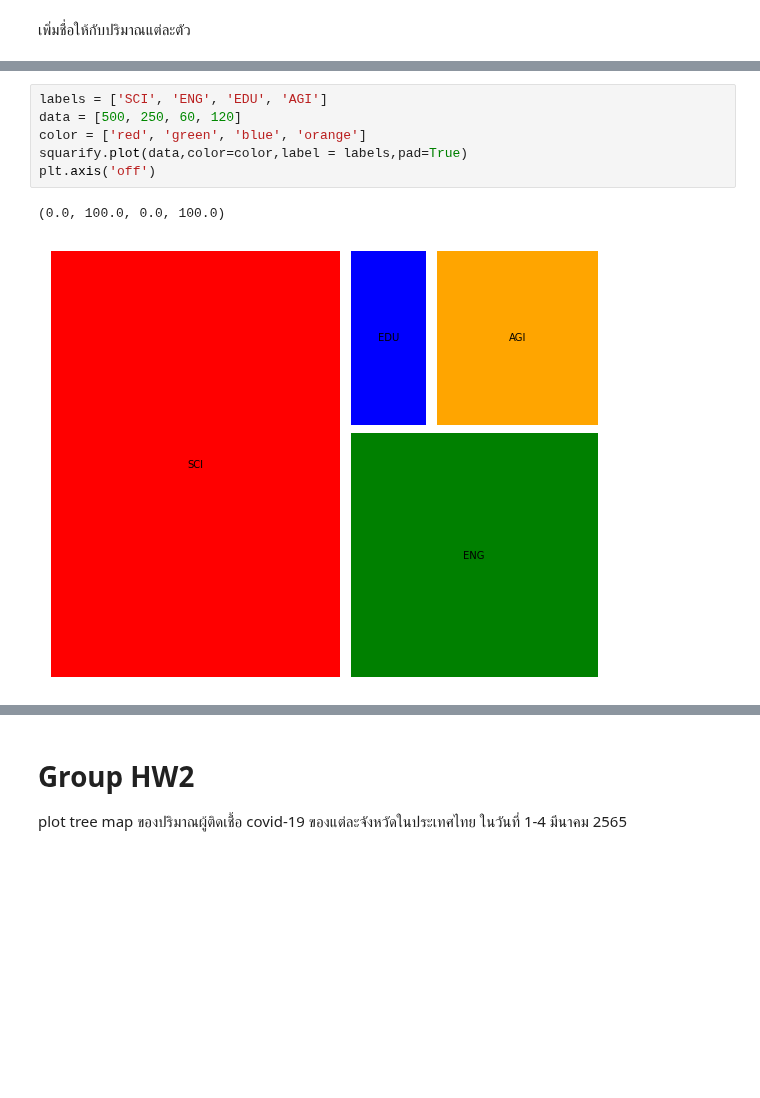
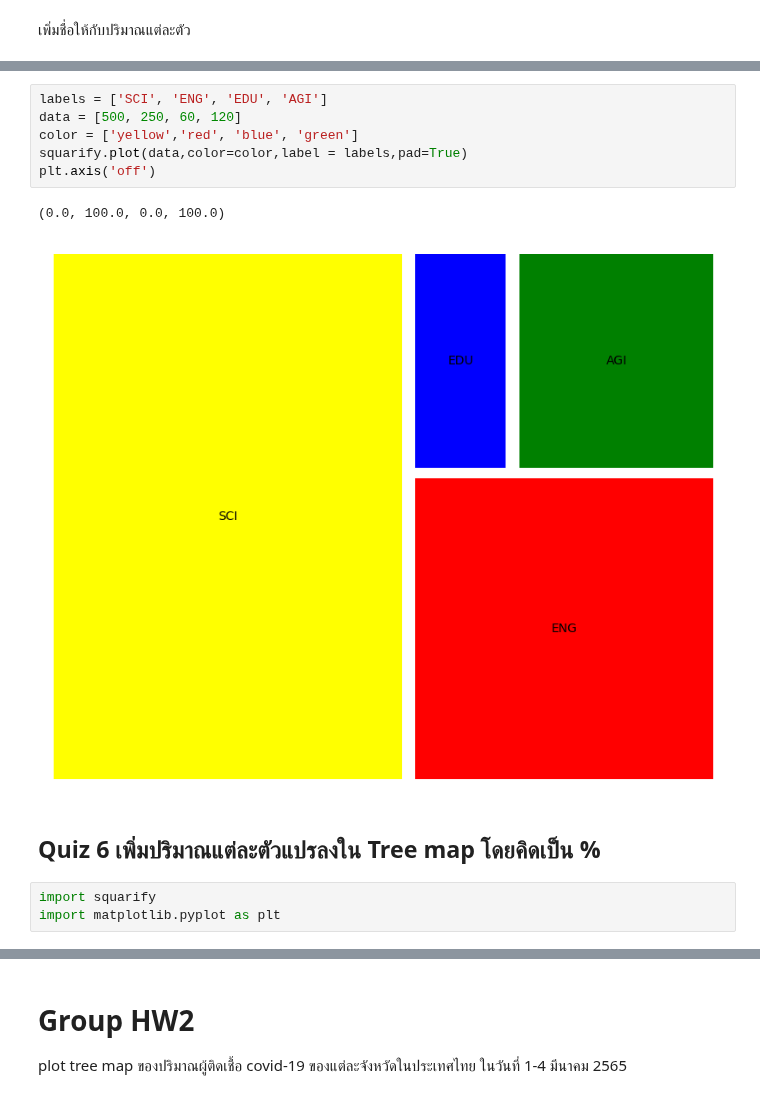
Before and after one commit to Ratchanontt/python_dataviz2023, a Jupyter notebook: DataViz04_Data_Comparison.ipynb, the cells around one changed output, grey strips where cells are left out. Drawn from its saved outputs; the diff is of its cells as text; blank space fills up the shorter version.

Commit message:
Quiz 6

```diff
--- a/DataViz04_Data_Comparison.ipynb
+++ b/DataViz04_Data_Comparison.ipynb
@@ -570,9 +571,14 @@ plt.axis('off')
 # %%
 labels = ['SCI', 'ENG', 'EDU', 'AGI']
 data = [500, 250, 60, 120]
-color = ['red', 'green', 'blue', 'orange']
+color = ['yellow','red', 'blue', 'green']
 squarify.plot(data,color=color,label = labels,pad=True)
 plt.axis('off')
 # %% [output]
 (0.0, 100.0, 0.0, 100.0)
-[figure, old version]
+[figure, new version]
+# %% [markdown]
+## Quiz 6 เพิ่มปริมาณแต่ละตัวแปรลงใน Tree map โดยคิดเป็น %
+# %%
+import squarify
+import matplotlib.pyplot as plt
```
Also changed, not shown: parts of 19 cells of this notebook.
